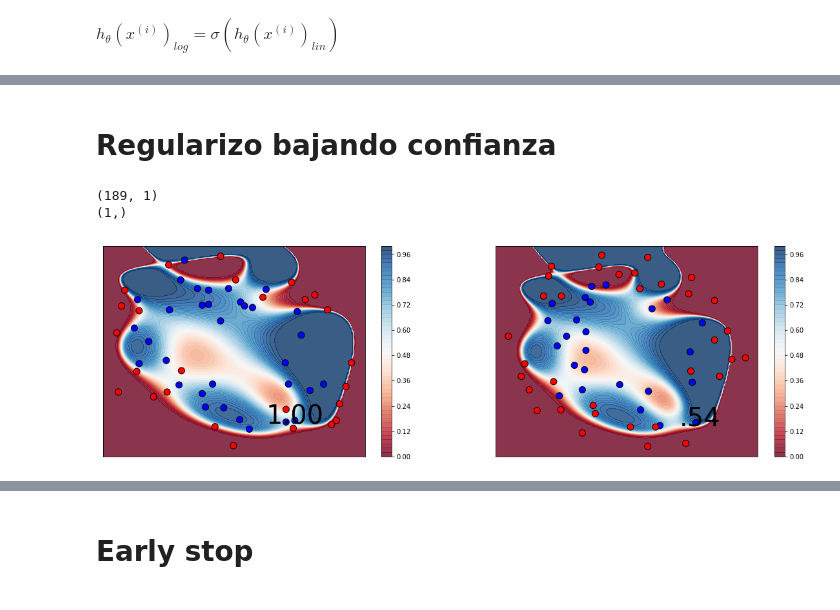
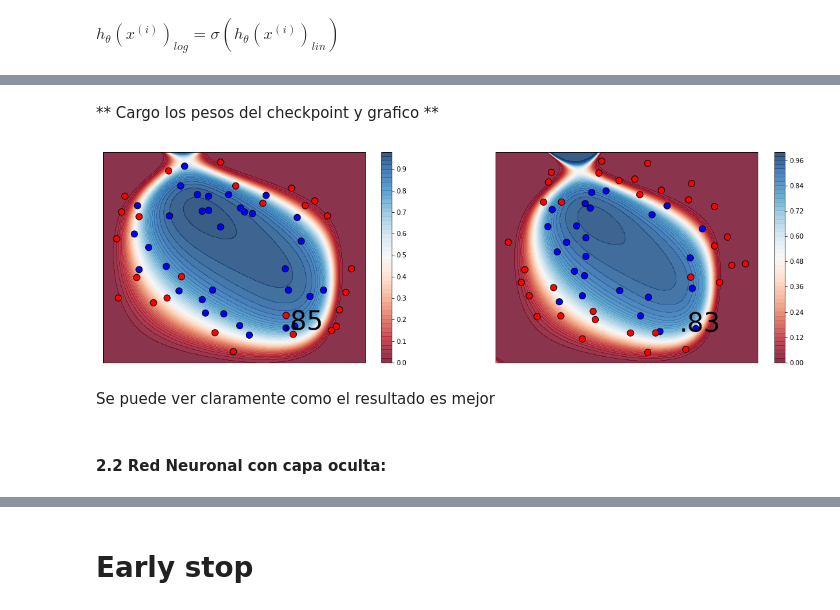
Before and after one commit to lab-ml-itba/4-Regularizacion, a Jupyter notebook: 0-Regularizacion-Teoria.ipynb, the cells around one changed output, grey strips where cells are left out. Cells and saved outputs as stored; diff of their text form; code cells hidden in the pictures.

```diff
--- a/0-Regularizacion-Teoria.ipynb
+++ b/0-Regularizacion-Teoria.ipynb
@@ -139,0 +130,3 @@ from reg_helper import get_polynimial_set
+# %%
+degree = 1
+_ = RHelper.fit_and_get_regions(X_train, y_train, X_test, y_test, degree=degree)
@@ -139,0 +214,6 @@ from reg_helper import get_polynimial_set
+# %%
+input_shape = 2
+hidden_units = 20 # Probar con 3, 10, 20, 200
+output_size = 1
+network = draw_nn.DrawNN( [input_shape, hidden_units, output_size] )
+network.draw()
@@ -139,0 +237,11 @@ from reg_helper import get_polynimial_set
+# %%
+from fnn_helper import PlotLosses
+plot_losses = PlotLosses(plot_interval=200, evaluate_interval=None, x_val=X_test, y_val_categorical=y_test)
+two_layer_model = RHelper.get_two_layer_model_L2(input_shape, output_size, hidden_units=hidden_units, lr=0.4, l2_lambda=0, decay=0.0)
+two_layer_model.fit(X_train,
+          y_train, batch_size = 59,
+          epochs=2000,
+          verbose=0,
+          validation_data=(X_test, y_test),
+          callbacks=[plot_losses],
+         )
@@ -139,0 +286,12 @@ from reg_helper import get_polynimial_set
+# %%
+from keras.callbacks import ModelCheckpoint
+checkpointer = ModelCheckpoint(filepath='basic_model_best.hdf5', verbose=0, save_best_only=True)
+plot_losses = PlotLosses(plot_interval=50, evaluate_interval=None, x_val=X_test_degree, y_val_categorical=y_test)
+basic_model = RHelper.get_basic_model(X_train_degree.shape[1], 1, lr=0.5)
+basic_model.fit(X_train_degree,
+          y_train, batch_size = 59,
+          epochs=5000,
+          verbose=0,
+          validation_data=(X_test_degree, y_test),
+          callbacks=[plot_losses, checkpointer],
+         )
@@ -149,18 +312,14 @@ plt.show()
-# %% [markdown]
-# Regularizo bajando confianza
+# %% [markdown]
+** Cargo los pesos del checkpoint y grafico **
 # %%
-basic_model.load_weights('basic_model.hdf5')
-divider = 5
-new_weights = []
-for layer_weights in basic_model.get_weights():
-    print(layer_weights.shape)
-    new_weights.append(layer_weights/divider)
-basic_model.set_weights(new_weights)
+basic_model.load_weights('basic_model_best.hdf5')
 f, (ax1, ax2) = plt.subplots(1, 2, figsize=(20,6))
 RHelper.plot_boundaries_keras(X_train_degree, y_train, basic_model.evaluate(X_train_degree, y_train)[1], basic_model.predict_proba, degree=degree, h = 0.01, margin=0.1, ax=ax1)
 RHelper.plot_boundaries_keras(X_test_degree, y_test, basic_model.evaluate(X_test_degree, y_test)[1], basic_model.predict_proba, degree=degree, h = 0.01, margin=0.1, ax=ax2)
 plt.show()
 # %% [output]
-(189, 1)
-(1,)
-[figure, old version]
+[figure, new version]
+# %% [markdown]
+Se puede ver claramente como el resultado es mejor
+# %% [markdown]
+#### 2.2 Red Neuronal con capa oculta:
```
Also changed, not shown: parts of 67 cells of this notebook, 7 other files.
